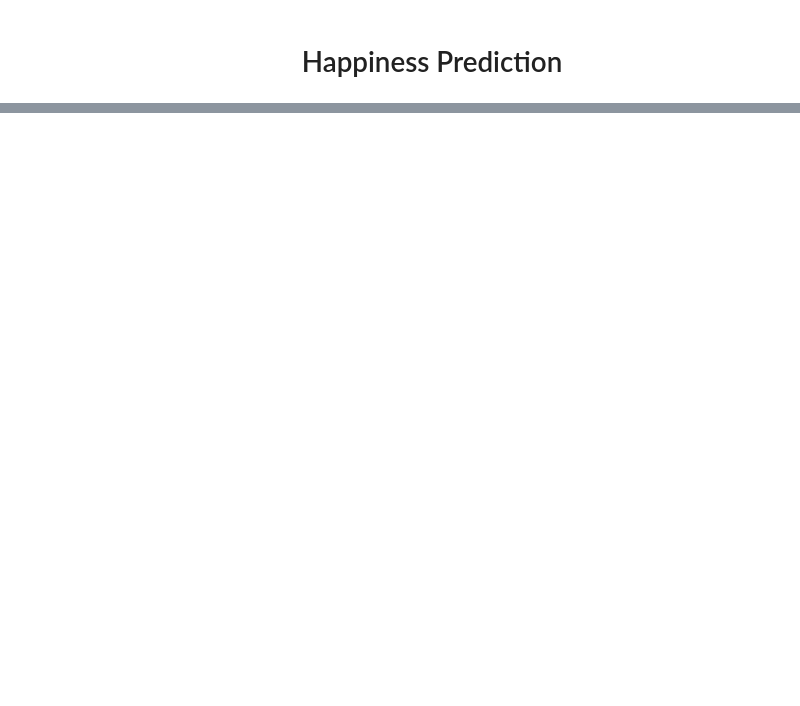
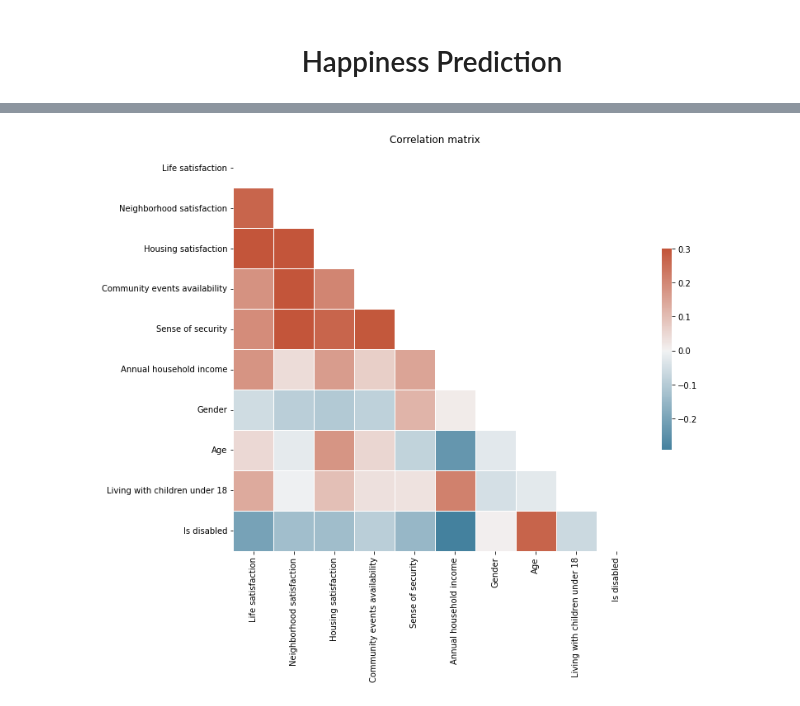
Before and after one commit to SwieciloM/Data-Analytics-Laboratory, a Jupyter notebook: Final project/main.ipynb, the cells around one changed output, grey strips where cells are left out. Cells and saved outputs as stored; diff of their text form; code cells hidden in the pictures; blank space fills up the shorter version.

```diff
--- a/Final project/main.ipynb
+++ b/Final project/main.ipynb
@@ -222,0 +89,7 @@ display(df_res)
+# %%
+# Load processed data from .csv file
+df_main = pd.read_csv('data/Somerville_Happiness_processed.csv', sep=',', header=0)
+
+# Show basic informations about data
+df_main.info()
+df_main.head()
@@ -222,0 +120,31 @@ display(df_res)
+# %%
+N = 1049
+df_trimed = df_main.head(N)
+
+# All database columns
+life_satisfaction = df_trimed['Life satisfaction'].to_numpy()
+neighborhood_satisfaction = df_trimed['Neighborhood satisfaction'].to_numpy()
+housing_satisfaction = df_trimed['Housing satisfaction'].to_numpy()
+community_events_availability = df_trimed['Community events availability'].to_numpy()
+sense_of_security = df_trimed['Sense of security'].to_numpy()
+annual_household_income = df_trimed['Annual household income'].to_numpy()
+gender = df_trimed['Gender'].to_numpy()
+age = df_trimed['Age'].to_numpy()
+living_with_children = df_trimed['Living with children under 18'].to_numpy()
+is_disabled = df_trimed['Is disabled'].to_numpy()
+
+# Normalization
+annual_household_income = (annual_household_income/annual_household_income.std(axis=0))
+annual_household_income = annual_household_income-annual_household_income.mean(axis=0)
+# %%
+# Correlation between all variables
+corr = df_trimed.corr()
+mask = np.triu(np.ones_like(corr, dtype=bool))
+f, ax = plt.subplots(figsize=(11, 9))
+cmap = sns.diverging_palette(230, 20, as_cmap=True)
+sns.heatmap(corr, mask=mask, cmap=cmap, vmax=.3, center=0,
+            square=True, linewidths=.5, cbar_kws={"shrink": .5})
+plt.title("Correlation matrix")
+plt.show()
+# %% [output]
+[figure, added]
```
Also changed, not shown: parts of 69 cells of this notebook, 27 other files.
